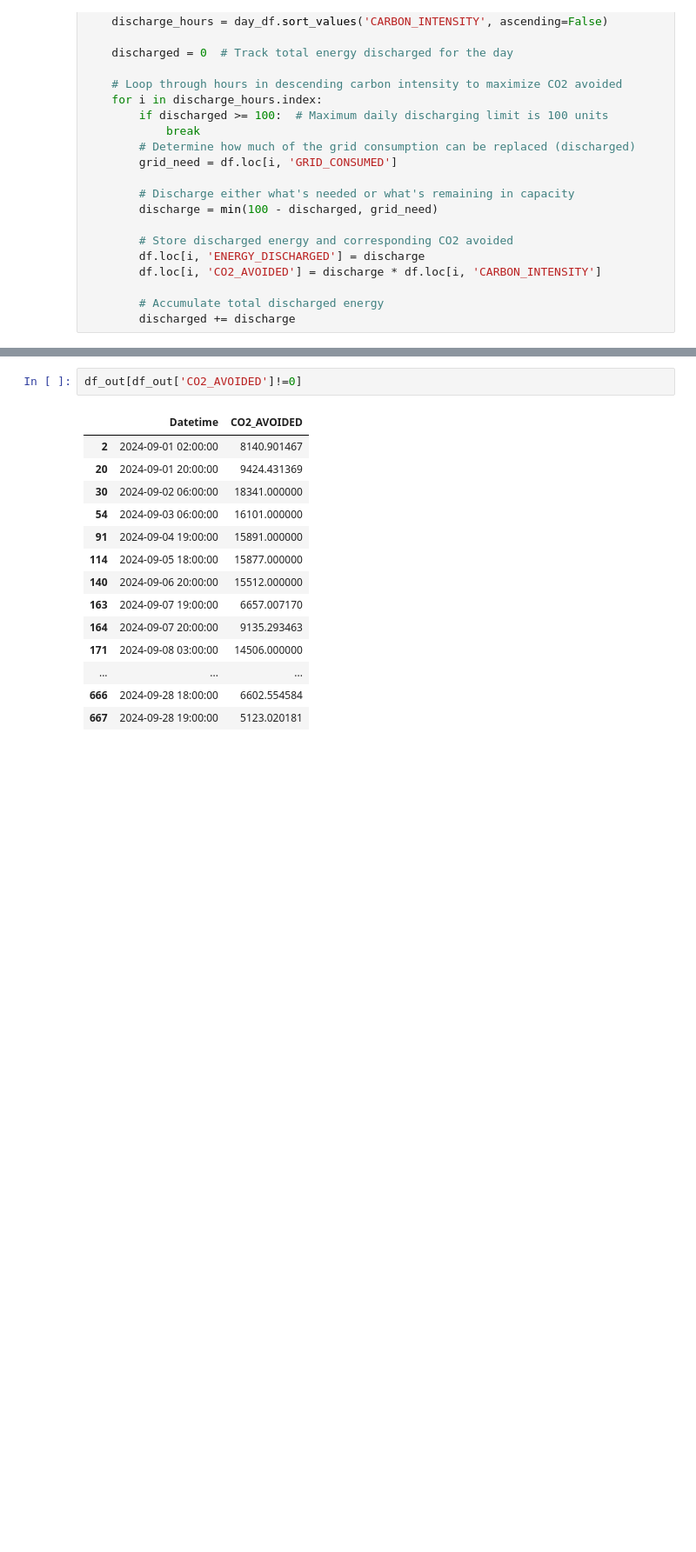
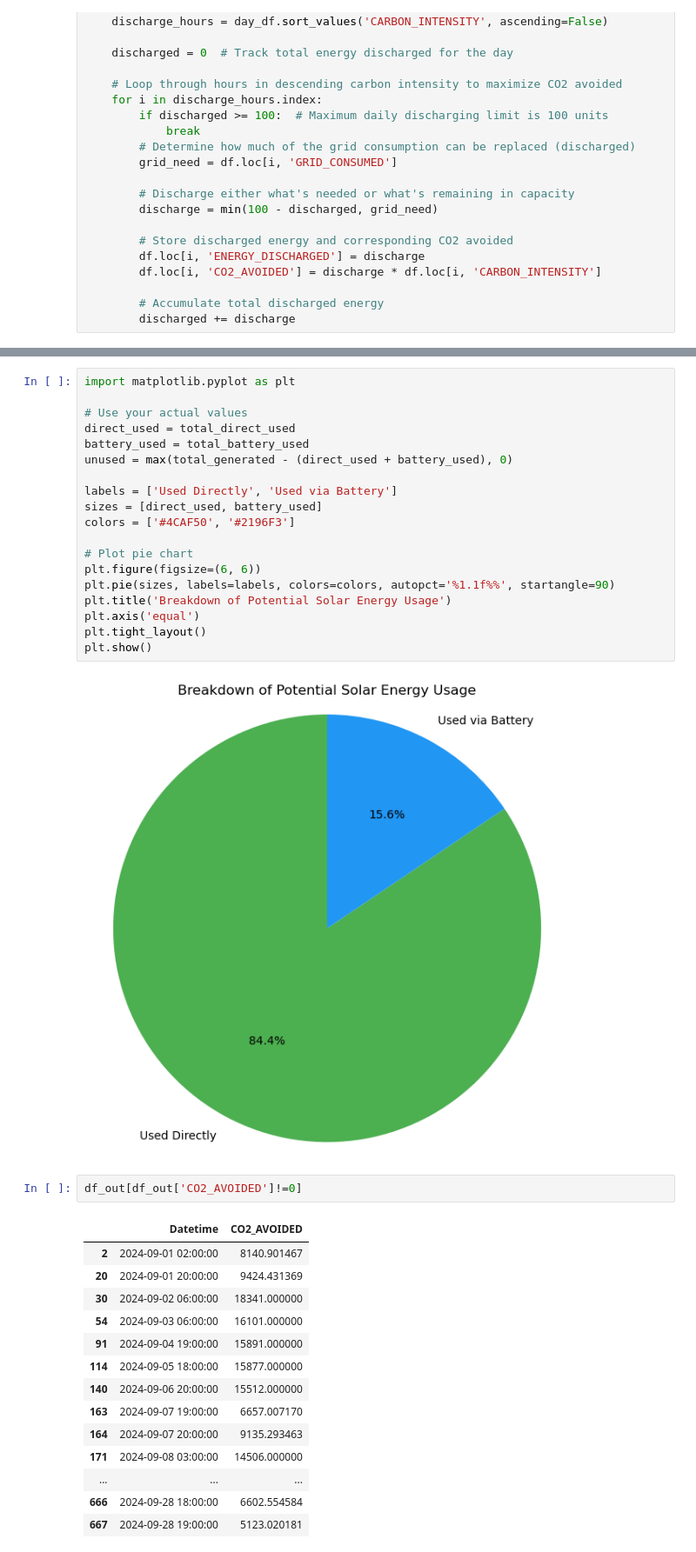
Before and after one commit to clarasobejano/IE_Datathon, a Jupyter notebook: Battery_optimization.ipynb, the cells around one changed output, grey strips where cells are left out. Shown at 87% size. Cells and saved outputs as stored; diff of their text form; blank space fills up the shorter version.

```diff
--- a/Battery_optimization.ipynb
+++ b/Battery_optimization.ipynb
@@ -142,3 +154,24 @@ df_out
+# %%
+import matplotlib.pyplot as plt
+
+# Use your actual values
+direct_used = total_direct_used
+battery_used = total_battery_used
+unused = max(total_generated - (direct_used + battery_used), 0)
+
+labels = ['Used Directly', 'Used via Battery']
+sizes = [direct_used, battery_used]
+colors = ['#4CAF50', '#2196F3']
+
+# Plot pie chart
+plt.figure(figsize=(6, 6))
+plt.pie(sizes, labels=labels, colors=colors, autopct='%1.1f%%', startangle=90)
+plt.title('Breakdown of Potential Solar Energy Usage')
+plt.axis('equal')
+plt.tight_layout()
+plt.show()
+# %% [output]
+[figure, added]
 # %%
 df_out[df_out['CO2_AVOIDED']!=0]
 # %% [output]
```
Also changed, not shown: parts of 4 cells of this notebook, 1 other file.
